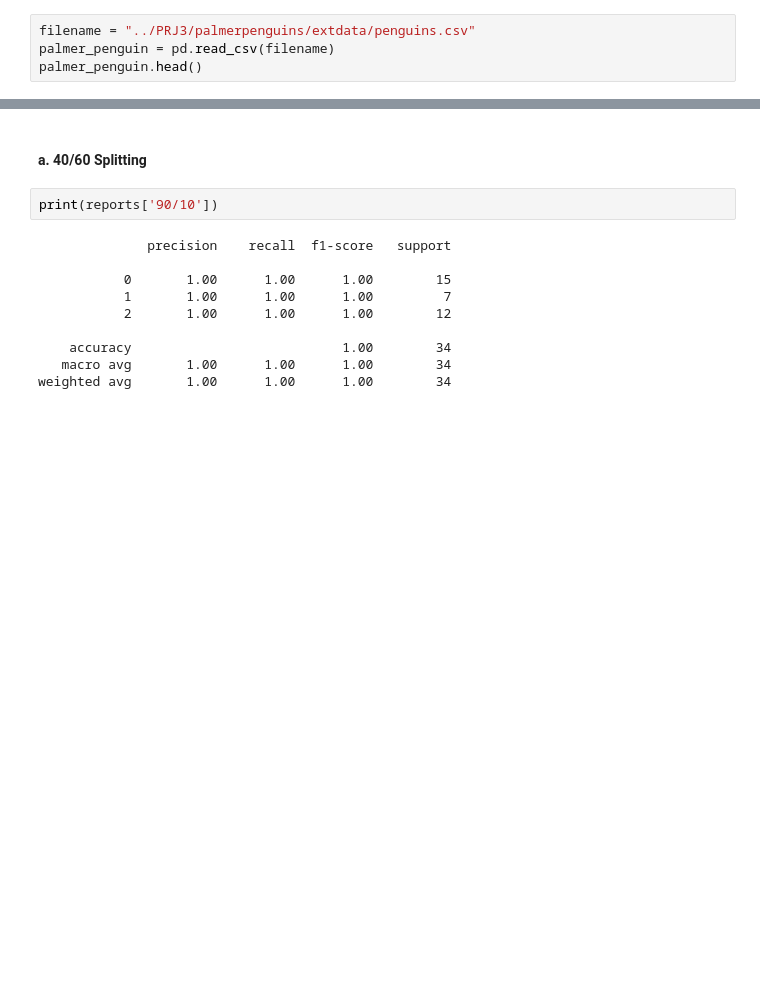
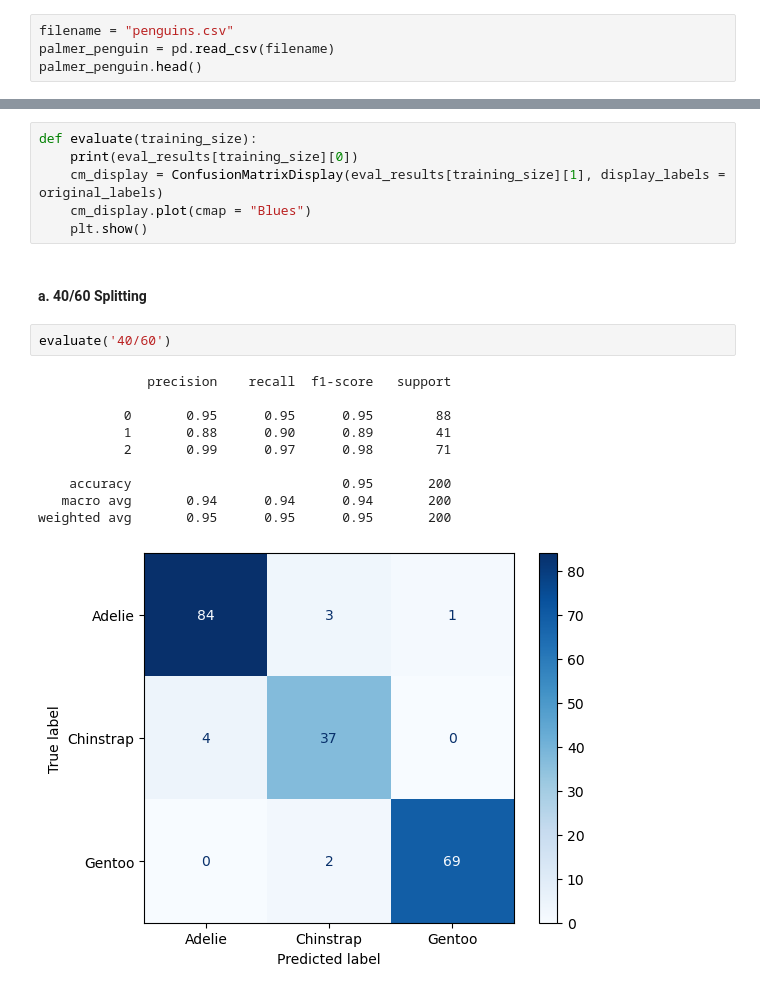
Before and after one commit to baobean/CSC14003-DecisionTree, a Jupyter notebook: palmer_penguin.ipynb, the cells around one changed output, grey strips where cells are left out. Drawn from its saved outputs; the diff is of its cells as text; blank space fills up the shorter version.

```diff
--- a/palmer_penguin.ipynb
+++ b/palmer_penguin.ipynb
@@ -17,7 +17,7 @@ from sklearn.metrics import accuracy_score, confusion_matrix
 # %% [markdown]
 #### 0.Importing the Datasets
 # %%
-filename = "../PRJ3/palmerpenguins/extdata/penguins.csv"
+filename = "penguins.csv"
 palmer_penguin = pd.read_csv(filename)
 palmer_penguin.head()
 # %% [output]
@@ -236,17 +236,24 @@ for name, model in models.items():
     cm = confusion_matrix(y_true, y_pred, labels=[0,1,2])
 
     eval_results[name] = (report, cm)
+# %%
+def evaluate(training_size):
+    print(eval_results[training_size][0])
+    cm_display = ConfusionMatrixDisplay(eval_results[training_size][1], display_labels = original_labels)
+    cm_display.plot(cmap = "Blues")
+    plt.show()
 # %% [markdown]
 #### a. 40/60 Splitting
 # %%
-print(reports['90/10'])
+evaluate('40/60')
 # %% [output]
               precision    recall  f1-score   support
 
-           0       1.00      1.00      1.00        15
-           1       1.00      1.00      1.00         7
-           2       1.00      1.00      1.00        12
+           0       0.95      0.95      0.95        88
+           1       0.88      0.90      0.89        41
+           2       0.99      0.97      0.98        71
 
-    accuracy                           1.00        34
-   macro avg       1.00      1.00      1.00        34
-weighted avg       1.00      1.00      1.00        34
+    accuracy                           0.95       200
+   macro avg       0.94      0.94      0.94       200
+weighted avg       0.95      0.95      0.95       200
+[figure, added]
```
Also changed, not shown: parts of 10 cells of this notebook.
